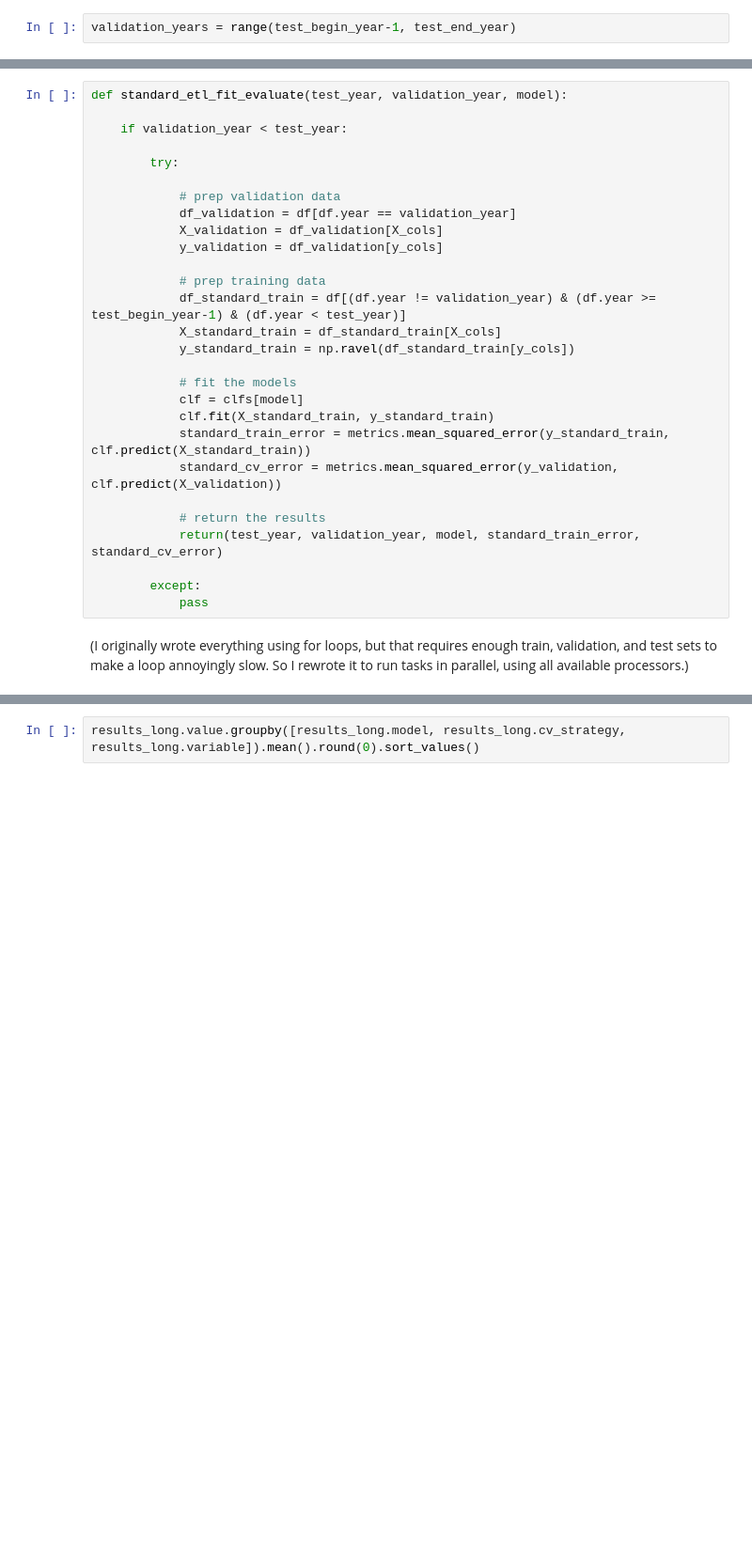
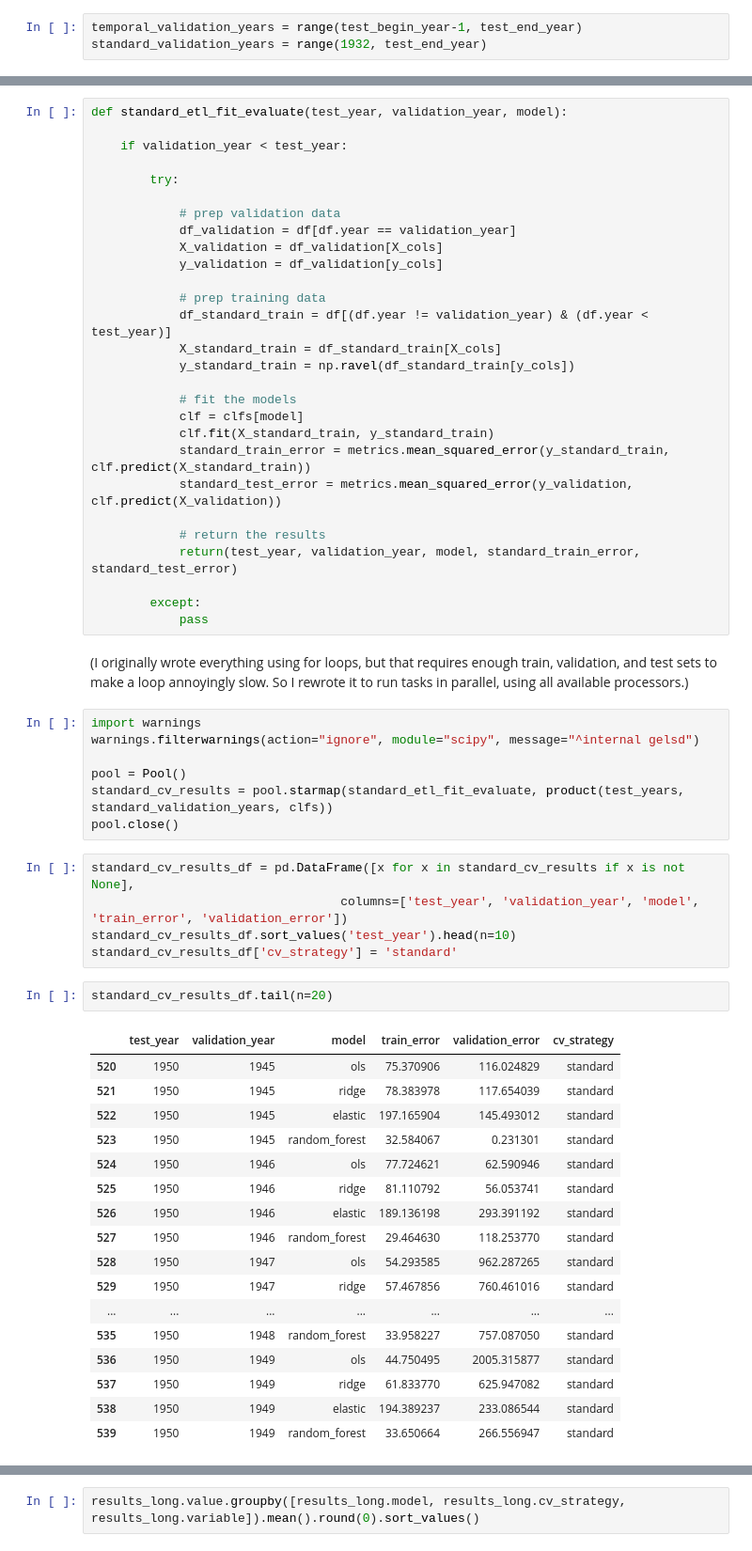
Before and after one commit to dssg/hitchhikers-guide, a Jupyter notebook: curriculum/3_modeling_and_machine_learning/machine-learning/predicting_GDP.ipynb, the cells around one changed output, grey strips where cells are left out. Shown: that part at 94% size. Saved outputs shown, nothing was run; the diff lists cells and outputs as text; blank space fills up the shorter version.

```diff
--- a/curriculum/3_modeling_and_machine_learning/machine-learning/predicting_GDP.ipynb
+++ b/curriculum/3_modeling_and_machine_learning/machine-learning/predicting_GDP.ipynb
@@ -149,2 +154,3 @@ On #2, Standard cross validation can use 1931 GDP as a validation set, but tempo
 # %%
-validation_years = range(test_begin_year-1, test_end_year)
+temporal_validation_years = range(test_begin_year-1, test_end_year)
+standard_validation_years = range(1932, test_end_year)
@@ -163,7 +198,7 @@ def standard_etl_fit_evaluate(test_year, validation_year, model):
             y_validation = df_validation[y_cols]
 
             # prep training data
-            df_standard_train = df[(df.year != validation_year) & (df.year >= test_begin_year-1) & (df.year < test_year)]
+            df_standard_train = df[(df.year != validation_year) & (df.year < test_year)]
             X_standard_train = df_standard_train[X_cols]
             y_standard_train = np.ravel(df_standard_train[y_cols])
 
@@ -171,12 +206,44 @@ def standard_etl_fit_evaluate(test_year, validation_year, model):
             clf = clfs[model]
             clf.fit(X_standard_train, y_standard_train)
             standard_train_error = metrics.mean_squared_error(y_standard_train, clf.predict(X_standard_train))
-            standard_cv_error = metrics.mean_squared_error(y_validation, clf.predict(X_validation))
+            standard_test_error = metrics.mean_squared_error(y_validation, clf.predict(X_validation))
 
             # return the results
-            return(test_year, validation_year, model, standard_train_error, standard_cv_error)
+            return(test_year, validation_year, model, standard_train_error, standard_test_error)
 
         except:
             pass
 # %% [markdown]
 (I originally wrote everything using for loops, but that requires enough train, validation, and test sets to make a loop annoyingly slow. So I rewrote it to run tasks in parallel, using all available processors.)
+# %%
+import warnings
+warnings.filterwarnings(action="ignore", module="scipy", message="^internal gelsd")
+
+pool = Pool()
+standard_cv_results = pool.starmap(standard_etl_fit_evaluate, product(test_years, standard_validation_years, clfs))
+pool.close()
+# %%
+standard_cv_results_df = pd.DataFrame([x for x in standard_cv_results if x is not None],
+                                  columns=['test_year', 'validation_year', 'model', 'train_error', 'validation_error'])
+standard_cv_results_df.sort_values('test_year').head(n=10)
+standard_cv_results_df['cv_strategy'] = 'standard'
+# %%
+standard_cv_results_df.tail(n=20)
+# %% [output]
+|  | test_year | validation_year | model | train_error | validation_error | cv_strategy |
+| 520 | 1950 | 1945 | ols | 75.370906 | 116.024829 | standard |
+| 521 | 1950 | 1945 | ridge | 78.383978 | 117.654039 | standard |
+| 522 | 1950 | 1945 | elastic | 197.165904 | 145.493012 | standard |
+| 523 | 1950 | 1945 | random_forest | 32.584067 | 0.231301 | standard |
+| 524 | 1950 | 1946 | ols | 77.724621 | 62.590946 | standard |
+| 525 | 1950 | 1946 | ridge | 81.110792 | 56.053741 | standard |
+| 526 | 1950 | 1946 | elastic | 189.136198 | 293.391192 | standard |
+| 527 | 1950 | 1946 | random_forest | 29.464630 | 118.253770 | standard |
+| 528 | 1950 | 1947 | ols | 54.293585 | 962.287265 | standard |
+| 529 | 1950 | 1947 | ridge | 57.467856 | 760.461016 | standard |
+| ... | ... | ... | ... | ... | ... | ... |
+| 535 | 1950 | 1948 | random_forest | 33.958227 | 757.087050 | standard |
+| 536 | 1950 | 1949 | ols | 44.750495 | 2005.315877 | standard |
+| 537 | 1950 | 1949 | ridge | 61.833770 | 625.947082 | standard |
+| 538 | 1950 | 1949 | elastic | 194.389237 | 233.086544 | standard |
+| 539 | 1950 | 1949 | random_forest | 33.650664 | 266.556947 | standard |
```
Also changed, not shown: parts of 32 cells of this notebook.
